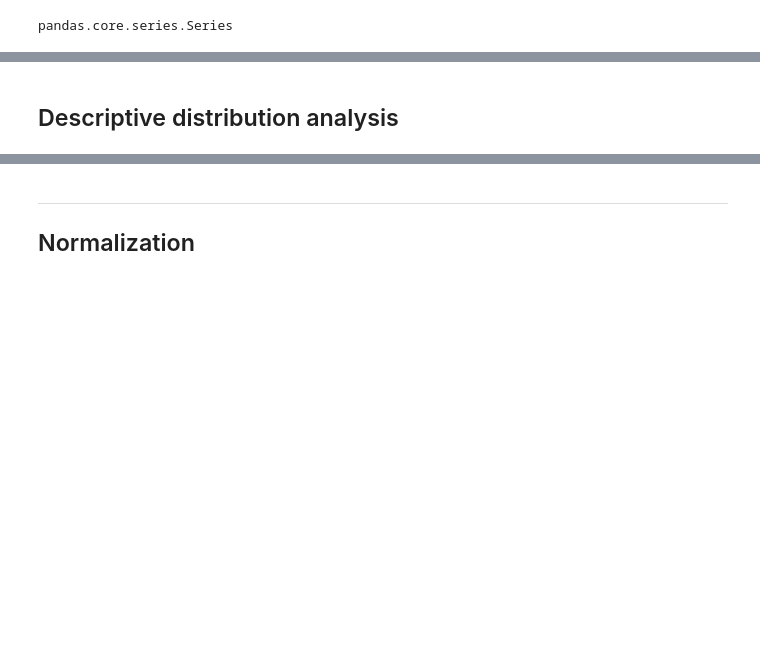
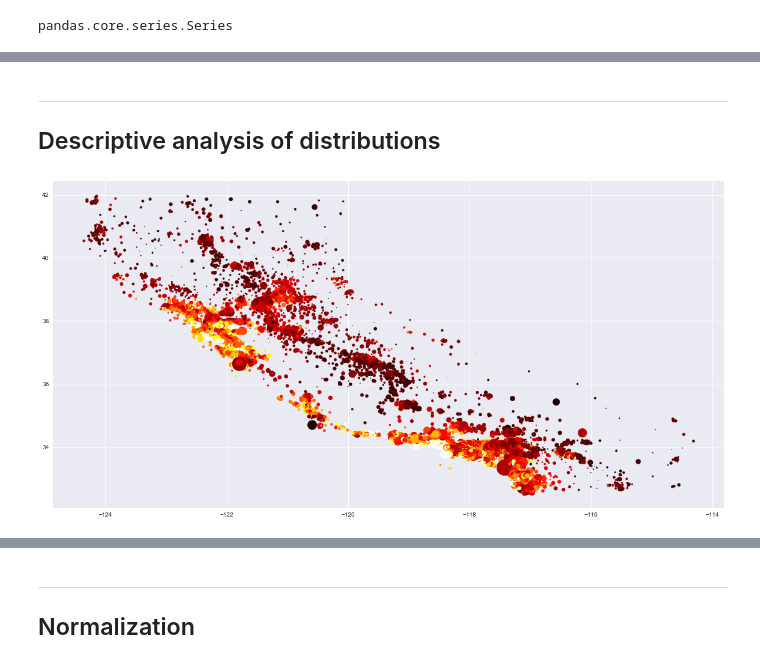
Before and after one commit to marianoju/neuefische, a Jupyter notebook: Multi-Dimensional Linear Regression.ipynb, the cells around one changed output, grey strips where cells are left out. Saved outputs shown, nothing was run; the diff lists cells and outputs as text; code cells hidden in the pictures; blank space fills up the shorter version.

```diff
--- a/Multi-Dimensional Linear Regression.ipynb
+++ b/Multi-Dimensional Linear Regression.ipynb
@@ -201,10 +192,16 @@ plt.show();
 # %% [markdown]
-## Descriptive distribution analysis
+---
+## Descriptive analysis of distributions
 # %%
-%matplotlib inline # or 'notebook'
+"""
+For an interactive setting use
+%matplotlib 'notebook'
+"""
 plt.figure(figsize=(20,10))
 plt.scatter(data['longitude'], data['latitude'], c=data['median_house_value'], cmap="hot", s=data['population']/50, label='longitude (x) vs. latitude (y)')
 plt.show();
+# %% [output]
+[figure, added]
 # %%
 data.hist(bins=100, density=True, figsize=(20,20))
 plt.show();
```
Also changed, not shown: parts of 23 cells of this notebook.
